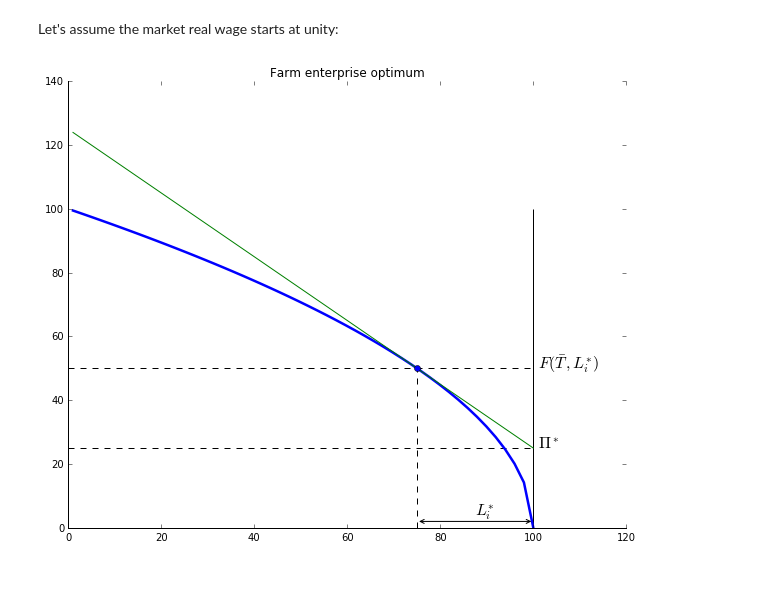
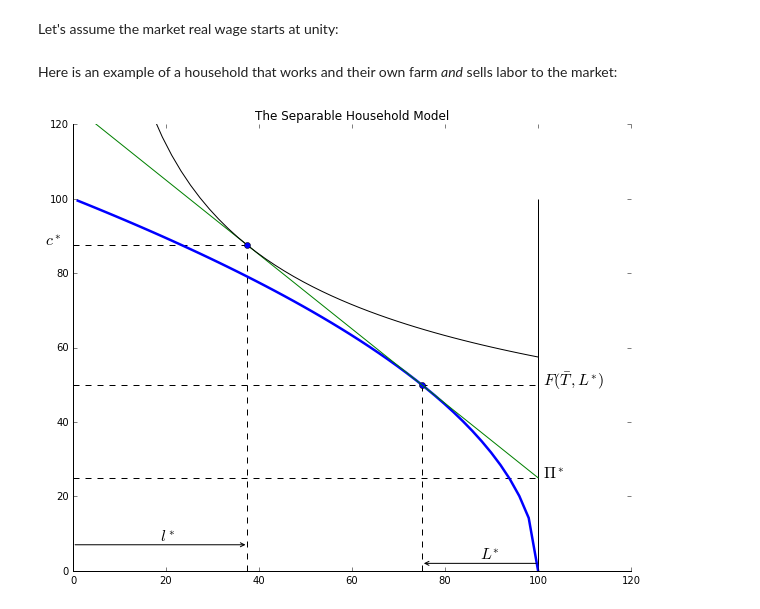
Before and after one commit to jhconning/Dev-II, a Jupyter notebook: notebooks/FarmHousehold.ipynb, the cells around one changed output. Saved outputs shown, nothing was run; the diff lists cells and outputs as text; code cells hidden in the pictures; blank space fills up the shorter version.

Commit message:
small extension to FarmHousehold

```diff
--- a/notebooks/FarmHousehold.ipynb
+++ b/notebooks/FarmHousehold.ipynb
@@ -50,7 +50,7 @@ import numpy as np
 from ipywidgets import interact
 # %%
 ALPHA = 0.5
-BETA = 0.5
+BETA = 0.7
 TBAR = 100
 LBAR = 100
 
@@ -183,11 +179,21 @@ Note how the optimal allocation of labor to the farm is independent of the size
 # %% [markdown]
 In what follows we shall normalize the product price $p$ to unity.  This is without loss of generality as all that matters for real allocations is the relative price of labor (or leisure) relative to output, or the real wage $\frac{w}{p}$.  So in all the expressions that follow when we see $w$ it should be thought of as $\frac{w}{p}$
 # %%
-def farm_optimum(Tbar, w, alpha=ALPHA):
+def farm_optimum(Tbar, w, alpha=ALPHA, beta=BETA):
     """returns optimal labor demand and profits"""
     LD = Tbar * ((1-alpha)/w)**(1/alpha)
     profit = F(Tbar, LD) - w*LD
     return LD, profit
+
+def HH_optimum(Tbar, Lbar, w, alpha=ALPHA, beta=BETA):
+    """returns optimal consumption, leisure and utility.
+       Simple Cobb-Douglas choices from calculated income """
+    _, profits = farm_optimum(Tbar, w, alpha)
+    income = profits + w*Lbar
+    consumption = beta * income
+    leisure = (1-beta) * income/w
+    utility = U(consumption, leisure, beta)
+    return consumption, leisure, utility
 # %% [markdown]
 Let's assume the market real wage starts at unity:
 # %%
@@ -200,27 +206,41 @@ def plot_production(Tbar,Lbar,w):
     ax.spines['right'].set_visible(False)
     ax.spines['top'].set_visible(False)
 # %%
-def plot_farmincome(Tbar, Lbar, w):
+def plot_farmconsumption(Tbar, Lbar, w, alpha=ALPHA, beta=BETA):
     lei = np.linspace(1, Lbar)
     LD, profits = farm_optimum(Tbar, w)
     q_opt = F(Tbar,LD)
     yline = profits + w*Lbar - w*lei
-    ax.plot(lei,yline)
+    c_opt, l_opt, u_opt = HH_optimum(Tbar, Lbar, w)
+
     ax.plot(Lbar-LD,q_opt,'ob')
+    ax.plot(lei, yline)
+    ax.plot(lei, indif(lei,u_opt, beta),'k')
+    ax.plot(l_opt, c_opt,'ob')
+    ax.vlines(l_opt,0,c_opt, linestyles="dashed")
+    ax.hlines(c_opt,0,l_opt, linestyles="dashed")
     ax.vlines(Lbar - LD,0,q_opt, linestyles="dashed")
+    ax.hlines(profits,0,Lbar, linestyles="dashed")
     ax.vlines(Lbar,0,F(Tbar,Lbar))
-    ax.hlines(profits,0,Lbar, linestyles="dashed")
     ax.hlines(q_opt,0,Lbar, linestyles="dashed")
     ax.text(Lbar+1,profits,r'$\Pi ^*$',fontsize=16)
-    ax.text(Lbar+1,q_opt,r'$F(\bar T, L_i^{*})$',fontsize=16)
-    ax.annotate('',(Lbar-LD,2),(Lbar,2),arrowprops={'arrowstyle':'<->'})
-    ax.text((2*Lbar-LD)/2,4,r'$L_i^{*}$',fontsize=16)
+    ax.text(Lbar+1,q_opt,r'$F(\bar T, L^{*})$',fontsize=16)
+    ax.text(-6,c_opt,r'$c^*$',fontsize=16)
+
+    ax.annotate('',(Lbar-LD,2),(Lbar,2),arrowprops={'arrowstyle':'->'})
+    ax.text((2*Lbar-LD)/2,3,r'$L^{*}$',fontsize=16)
+
+    ax.text(l_opt/2,8,'$l^*$',fontsize=16)
+    ax.annotate('',(0,7),(l_opt,7),arrowprops={'arrowstyle':'<-'})
+# %% [markdown]
+Here is an example of a household that works and their own farm *and* sells labor to the market:
 # %%
 fig, ax = plt.subplots(figsize=(10,8))
 plot_production(TBAR,LBAR,W)
-plot_farmincome(TBAR, LBAR, W)
-ax.set_title("Farm enterprise optimum")
+plot_farmconsumption(TBAR, LBAR, W)
+ax.set_title("The Separable Household Model")
 ax.set_xlim(0,LBAR+20)
+ax.set_ylim(0,F(TBAR,LBAR)+20)
 plt.show()
 # %% [output]
-[figure, old version]
+[figure, new version]
```
Also changed, not shown: parts of 7 cells of this notebook.
